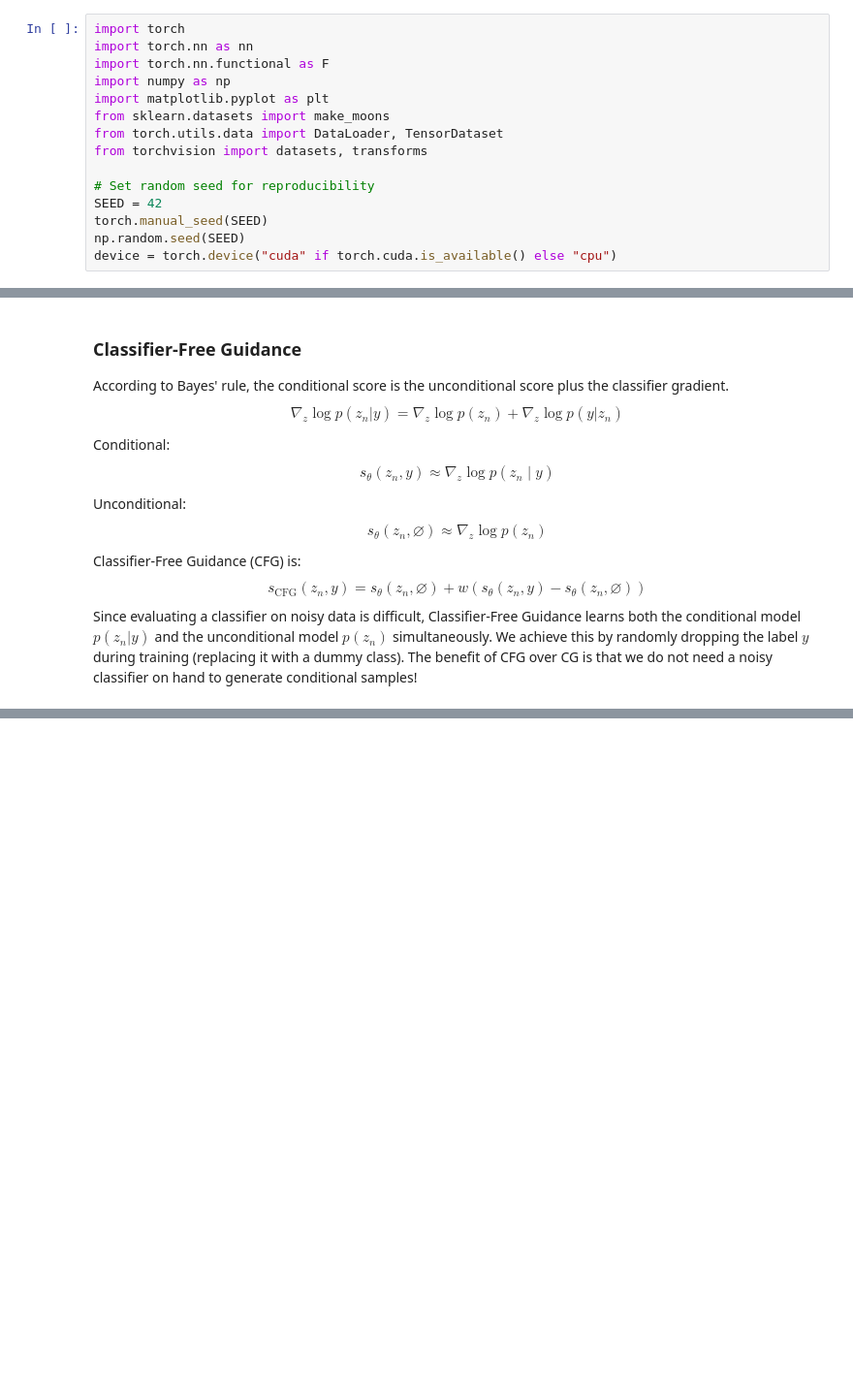
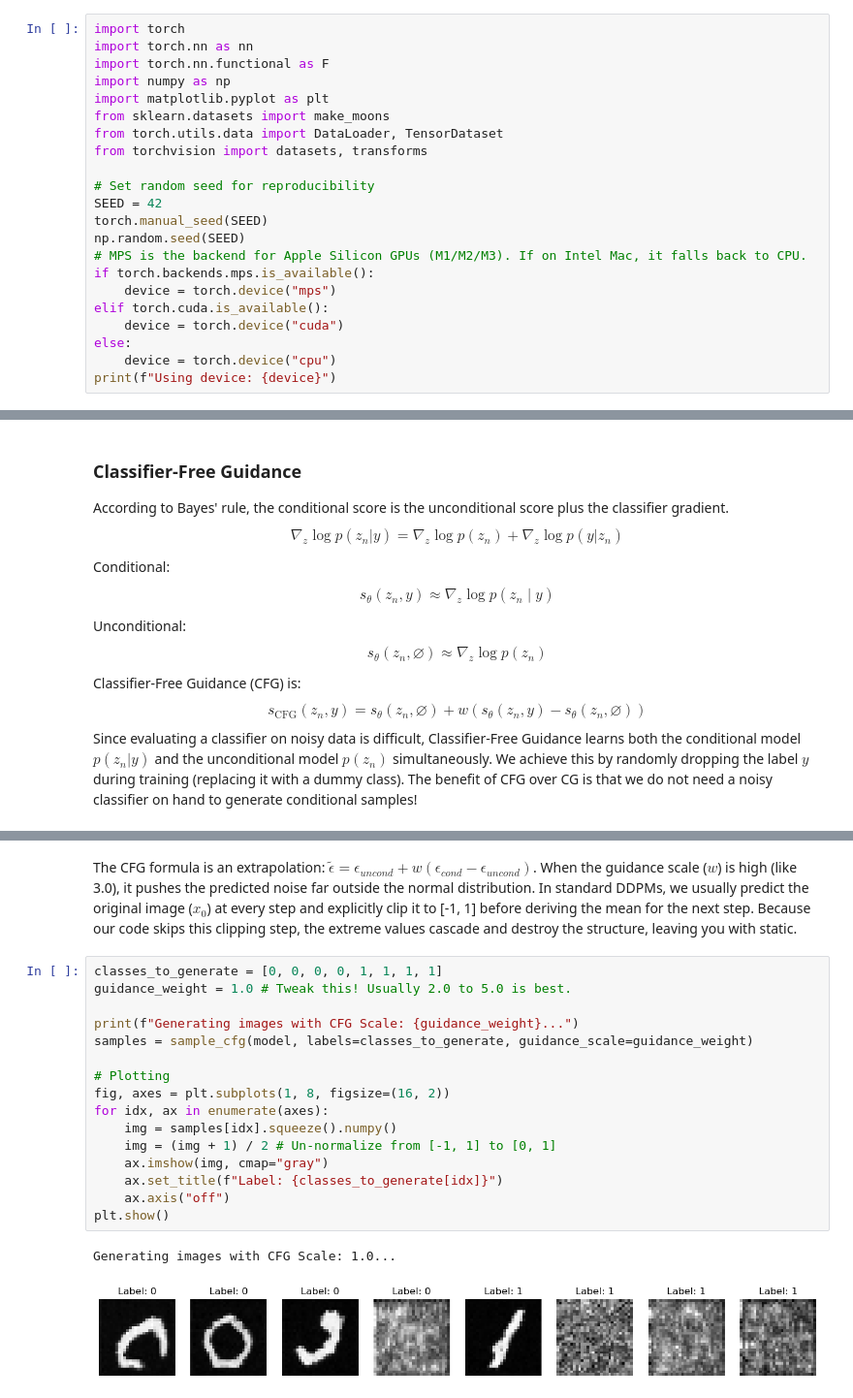
Before and after one commit to rajit906/ATML2026_DGM, a Jupyter notebook: week10/solutions.ipynb, the cells around one changed output, grey strips where cells are left out. Shown at 97% size. Saved outputs shown, nothing was run; the diff lists cells and outputs as text; blank space fills up the shorter version.

```diff
--- a/week10/solutions.ipynb
+++ b/week10/solutions.ipynb
@@ -19,4 +19,11 @@ from torchvision import datasets, transforms
 SEED = 42
 torch.manual_seed(SEED)
 np.random.seed(SEED)
-device = torch.device("cuda" if torch.cuda.is_available() else "cpu")
+# MPS is the backend for Apple Silicon GPUs (M1/M2/M3). If on Intel Mac, it falls back to CPU.
+if torch.backends.mps.is_available():
+    device = torch.device("mps")
+elif torch.cuda.is_available():
+    device = torch.device("cuda")
+else:
+    device = torch.device("cpu")
+print(f"Using device: {device}")
@@ -493,0 +468,21 @@ plt.show()
+# %% [markdown]
+The CFG formula is an extrapolation: $\tilde{\epsilon} = \epsilon_{uncond} + w (\epsilon_{cond} - \epsilon_{uncond})$. When the guidance scale ($w$) is high (like 3.0), it pushes the predicted noise far outside the normal distribution. In standard DDPMs, we usually predict the original image ($x_0$) at every step and explicitly clip it to [-1, 1] before deriving the mean for the next step. Because our code skips this clipping step, the extreme values cascade and destroy the structure, leaving you with static.
+# %%
+classes_to_generate = [0, 0, 0, 0, 1, 1, 1, 1]
+guidance_weight = 1.0 # Tweak this! Usually 2.0 to 5.0 is best.
+
+print(f"Generating images with CFG Scale: {guidance_weight}...")
+samples = sample_cfg(model, labels=classes_to_generate, guidance_scale=guidance_weight)
+
+# Plotting
+fig, axes = plt.subplots(1, 8, figsize=(16, 2))
+for idx, ax in enumerate(axes):
+    img = samples[idx].squeeze().numpy()
+    img = (img + 1) / 2 # Un-normalize from [-1, 1] to [0, 1]
+    ax.imshow(img, cmap="gray")
+    ax.set_title(f"Label: {classes_to_generate[idx]}")
+    ax.axis("off")
+plt.show()
+# %% [output]
+Generating images with CFG Scale: 1.0...
+[figure, added]
```
Also changed, not shown: parts of 13 cells of this notebook, 3 other files.
